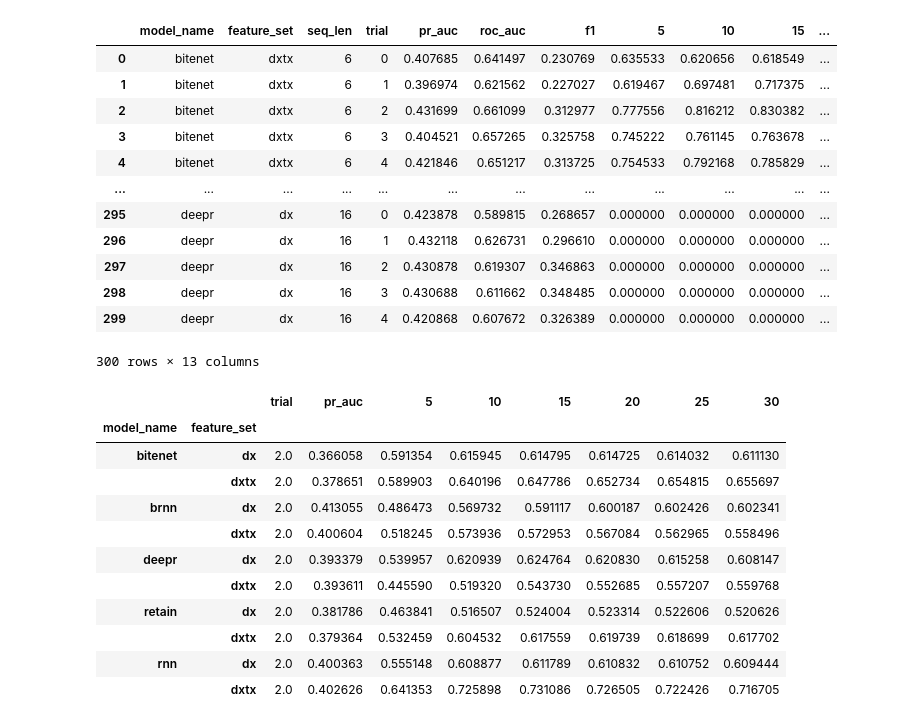
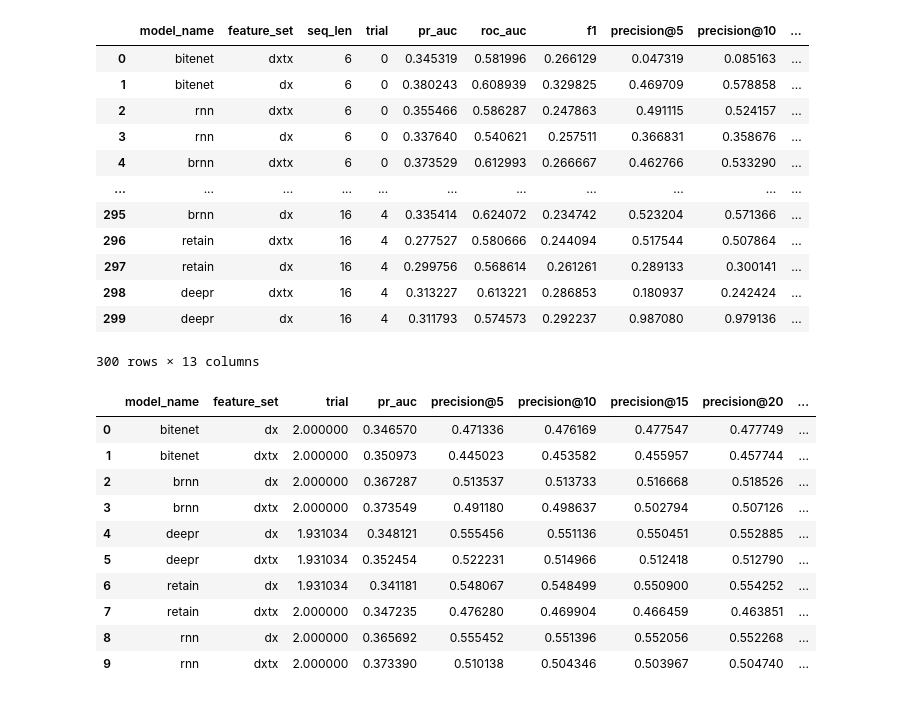
Before and after one commit to greenwaltc/CS598-DL4H-Final-Project, a Jupyter notebook: data_analysis.ipynb, the cells around one changed output. Saved outputs shown, nothing was run; the diff lists cells and outputs as text; code cells hidden in the pictures.

Commit message:
added results

```diff
--- a/data_analysis.ipynb
+++ b/data_analysis.ipynb
@@ -6,34 +7,33 @@ from IPython.display import display
 # %%
-data_file = "results1.csv"
+data_file = "results2.csv"
 df = pd.read_csv(data_file)
-df.drop(columns=["Unnamed: 0"], inplace=True)
+# df.drop(columns=["Unnamed: 0"], inplace=True)
 display(df)
 # %% [output]
-|  | model_name | feature_set | seq_len | trial | pr_auc | roc_auc | f1 | 5 | 10 | 15 | ... |
-| 0 | bitenet | dxtx | 6 | 0 | 0.407685 | 0.641497 | 0.230769 | 0.635533 | 0.620656 | 0.618549 | ... |
-| 1 | bitenet | dxtx | 6 | 1 | 0.396974 | 0.621562 | 0.227027 | 0.619467 | 0.697481 | 0.717375 | ... |
-| 2 | bitenet | dxtx | 6 | 2 | 0.431699 | 0.661099 | 0.312977 | 0.777556 | 0.816212 | 0.830382 | ... |
-| 3 | bitenet | dxtx | 6 | 3 | 0.404521 | 0.657265 | 0.325758 | 0.745222 | 0.761145 | 0.763678 | ... |
-| 4 | bitenet | dxtx | 6 | 4 | 0.421846 | 0.651217 | 0.313725 | 0.754533 | 0.792168 | 0.785829 | ... |
-| ... | ... | ... | ... | ... | ... | ... | ... | ... | ... | ... | ... |
-| 295 | deepr | dx | 16 | 0 | 0.423878 | 0.589815 | 0.268657 | 0.000000 | 0.000000 | 0.000000 | ... |
-| 296 | deepr | dx | 16 | 1 | 0.432118 | 0.626731 | 0.296610 | 0.000000 | 0.000000 | 0.000000 | ... |
-| 297 | deepr | dx | 16 | 2 | 0.430878 | 0.619307 | 0.346863 | 0.000000 | 0.000000 | 0.000000 | ... |
-| 298 | deepr | dx | 16 | 3 | 0.430688 | 0.611662 | 0.348485 | 0.000000 | 0.000000 | 0.000000 | ... |
-| 299 | deepr | dx | 16 | 4 | 0.420868 | 0.607672 | 0.326389 | 0.000000 | 0.000000 | 0.000000 | ... |
+|  | model_name | feature_set | seq_len | trial | pr_auc | roc_auc | f1 | precision@5 | precision@10 | ... |
+| 0 | bitenet | dxtx | 6 | 0 | 0.345319 | 0.581996 | 0.266129 | 0.047319 | 0.085163 | ... |
+| 1 | bitenet | dx | 6 | 0 | 0.380243 | 0.608939 | 0.329825 | 0.469709 | 0.578858 | ... |
+| 2 | rnn | dxtx | 6 | 0 | 0.355466 | 0.586287 | 0.247863 | 0.491115 | 0.524157 | ... |
+| 3 | rnn | dx | 6 | 0 | 0.337640 | 0.540621 | 0.257511 | 0.366831 | 0.358676 | ... |
+| 4 | brnn | dxtx | 6 | 0 | 0.373529 | 0.612993 | 0.266667 | 0.462766 | 0.533290 | ... |
+| ... | ... | ... | ... | ... | ... | ... | ... | ... | ... | ... |
+| 295 | brnn | dx | 16 | 4 | 0.335414 | 0.624072 | 0.234742 | 0.523204 | 0.571366 | ... |
+| 296 | retain | dxtx | 16 | 4 | 0.277527 | 0.580666 | 0.244094 | 0.517544 | 0.507864 | ... |
+| 297 | retain | dx | 16 | 4 | 0.299756 | 0.568614 | 0.261261 | 0.289133 | 0.300141 | ... |
+| 298 | deepr | dxtx | 16 | 4 | 0.313227 | 0.613221 | 0.286853 | 0.180937 | 0.242424 | ... |
+| 299 | deepr | dx | 16 | 4 | 0.311793 | 0.574573 | 0.292237 | 0.987080 | 0.979136 | ... |
 300 rows × 13 columns
 # %%
 display(df.groupby(by=["model_name", "feature_set"]).mean().drop(columns=["seq_len", "roc_auc", "f1"]))
 # %% [output]
-|  |  | trial | pr_auc | 5 | 10 | 15 | 20 | 25 | 30 |
-| model_name | feature_set |  |  |  |  |  |  |  |  |
-| bitenet | dx | 2.0 | 0.366058 | 0.591354 | 0.615945 | 0.614795 | 0.614725 | 0.614032 | 0.611130 |
-|  | dxtx | 2.0 | 0.378651 | 0.589903 | 0.640196 | 0.647786 | 0.652734 | 0.654815 | 0.655697 |
-| brnn | dx | 2.0 | 0.413055 | 0.486473 | 0.569732 | 0.591117 | 0.600187 | 0.602426 | 0.602341 |
-|  | dxtx | 2.0 | 0.400604 | 0.518245 | 0.573936 | 0.572953 | 0.567084 | 0.562965 | 0.558496 |
-| deepr | dx | 2.0 | 0.393379 | 0.539957 | 0.620939 | 0.624764 | 0.620830 | 0.615258 | 0.608147 |
-|  | dxtx | 2.0 | 0.393611 | 0.445590 | 0.519320 | 0.543730 | 0.552685 | 0.557207 | 0.559768 |
-| retain | dx | 2.0 | 0.381786 | 0.463841 | 0.516507 | 0.524004 | 0.523314 | 0.522606 | 0.520626 |
-|  | dxtx | 2.0 | 0.379364 | 0.532459 | 0.604532 | 0.617559 | 0.619739 | 0.618699 | 0.617702 |
-| rnn | dx | 2.0 | 0.400363 | 0.555148 | 0.608877 | 0.611789 | 0.610832 | 0.610752 | 0.609444 |
-|  | dxtx | 2.0 | 0.402626 | 0.641353 | 0.725898 | 0.731086 | 0.726505 | 0.722426 | 0.716705 |
+|  | model_name | feature_set | trial | pr_auc | precision@5 | precision@10 | precision@15 | precision@20 | ... |
+| 0 | bitenet | dx | 2.000000 | 0.346570 | 0.471336 | 0.476169 | 0.477547 | 0.477749 | ... |
+| 1 | bitenet | dxtx | 2.000000 | 0.350973 | 0.445023 | 0.453582 | 0.455957 | 0.457744 | ... |
+| 2 | brnn | dx | 2.000000 | 0.367287 | 0.513537 | 0.513733 | 0.516668 | 0.518526 | ... |
+| 3 | brnn | dxtx | 2.000000 | 0.373549 | 0.491180 | 0.498637 | 0.502794 | 0.507126 | ... |
+| 4 | deepr | dx | 1.931034 | 0.348121 | 0.555456 | 0.551136 | 0.550451 | 0.552885 | ... |
+| 5 | deepr | dxtx | 1.931034 | 0.352454 | 0.522231 | 0.514966 | 0.512418 | 0.512790 | ... |
+| 6 | retain | dx | 1.931034 | 0.341181 | 0.548067 | 0.548499 | 0.550900 | 0.554252 | ... |
+| 7 | retain | dxtx | 2.000000 | 0.347235 | 0.476280 | 0.469904 | 0.466459 | 0.463851 | ... |
+| 8 | rnn | dx | 2.000000 | 0.365692 | 0.555452 | 0.551396 | 0.552056 | 0.552268 | ... |
+| 9 | rnn | dxtx | 2.000000 | 0.373390 | 0.510138 | 0.504346 | 0.503967 | 0.504740 | ... |
```
Also changed, not shown: parts of 5 cells of this notebook, 2 other files.
